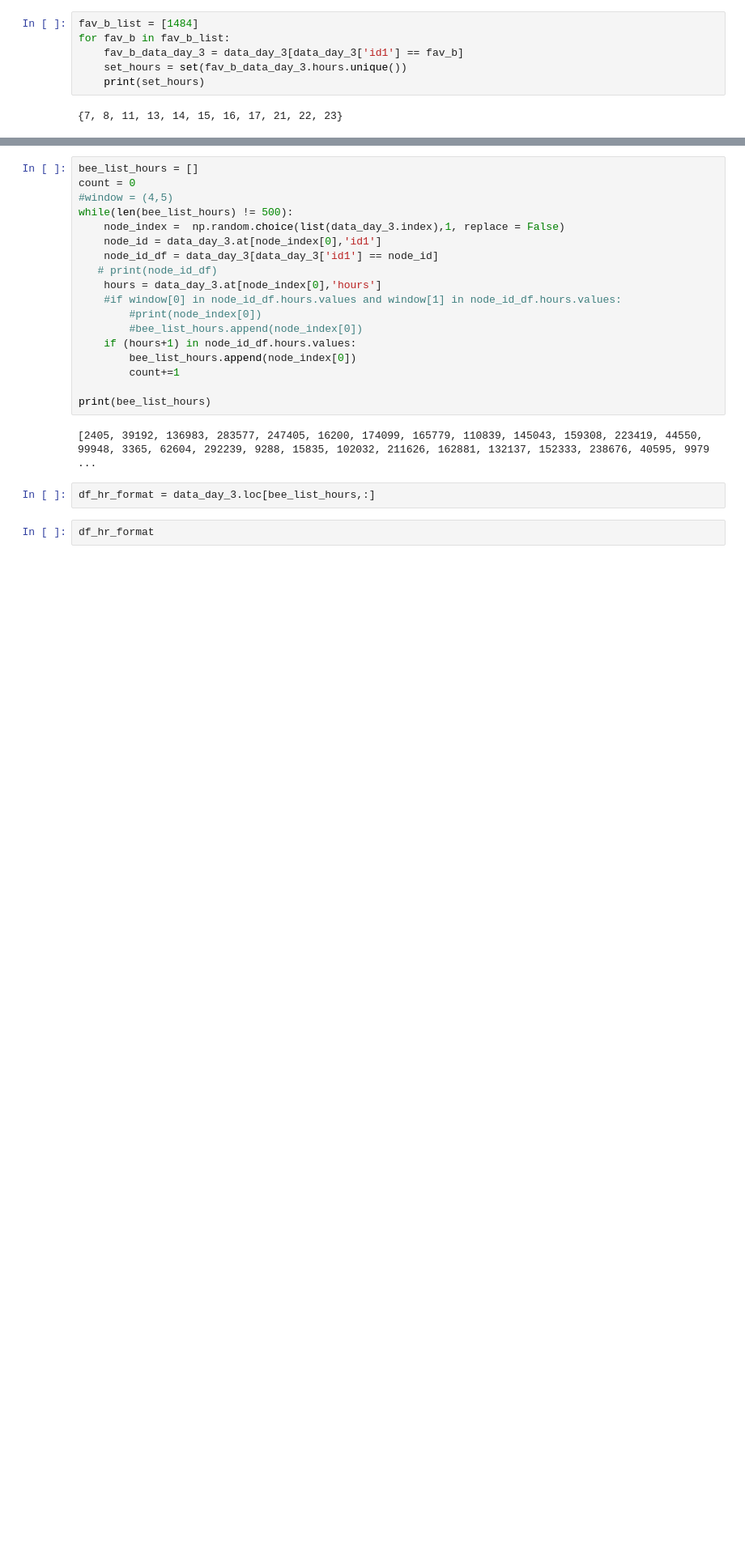
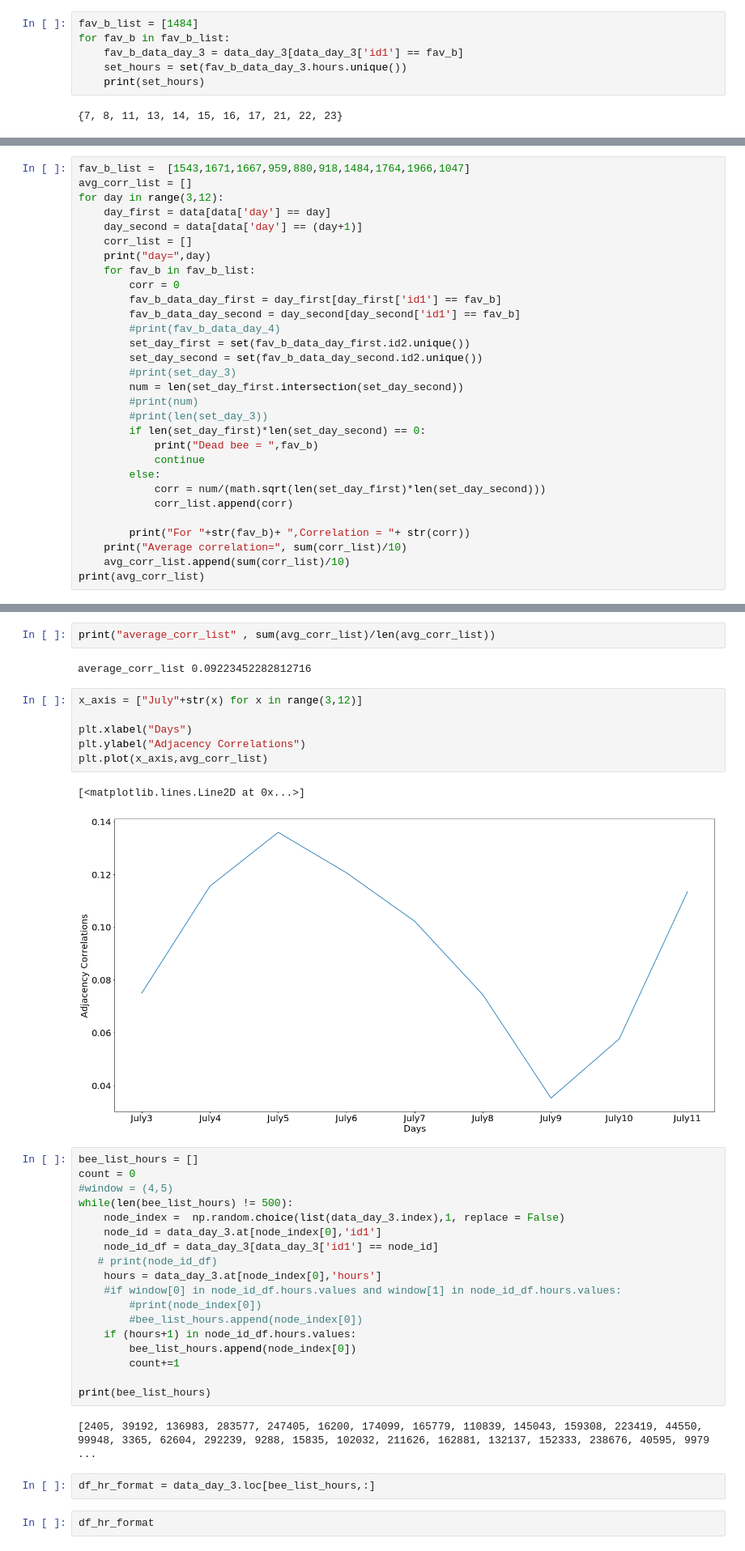
Before and after one commit to rc1208/Bees-food-network-analysis, a Jupyter notebook: Be-Temporal.ipynb, the cells around one changed output, grey strips where cells are left out. Shown at 81% size. Cells and saved outputs as stored; diff of their text form; blank space fills up the shorter version.

```diff
--- a/Be-Temporal.ipynb
+++ b/Be-Temporal.ipynb
@@ -502,0 +508,30 @@ For1396,Correlation =0.06818181818181818
+# %%
+fav_b_list =  [1543,1671,1667,959,880,918,1484,1764,1966,1047]
+avg_corr_list = []
+for day in range(3,12):
+    day_first = data[data['day'] == day]
+    day_second = data[data['day'] == (day+1)]
+    corr_list = []
+    print("day=",day)
+    for fav_b in fav_b_list:
+        corr = 0
+        fav_b_data_day_first = day_first[day_first['id1'] == fav_b]
+        fav_b_data_day_second = day_second[day_second['id1'] == fav_b]
+        #print(fav_b_data_day_4)
+        set_day_first = set(fav_b_data_day_first.id2.unique())
+        set_day_second = set(fav_b_data_day_second.id2.unique())
+        #print(set_day_3)
+        num = len(set_day_first.intersection(set_day_second))
+        #print(num)
+        #print(len(set_day_3))
+        if len(set_day_first)*len(set_day_second) == 0:
+            print("Dead bee = ",fav_b)
+            continue
+        else:
+            corr = num/(math.sqrt(len(set_day_first)*len(set_day_second)))
+            corr_list.append(corr)
+
+        print("For "+str(fav_b)+ ",Correlation = "+ str(corr))
+    print("Average correlation=", sum(corr_list)/10)
+    avg_corr_list.append(sum(corr_list)/10)
+print(avg_corr_list)
@@ -503,3 +556,16 @@ For1396,Correlation =0.06818181818181818
+# %%
+print("average_corr_list" , sum(avg_corr_list)/len(avg_corr_list))
+# %% [output]
+average_corr_list 0.09223452282812716
+# %%
+x_axis = ["July"+str(x) for x in range(3,12)]
+
+plt.xlabel("Days")
+plt.ylabel("Adjacency Correlations")
+plt.plot(x_axis,avg_corr_list)
+# %% [output]
+[<matplotlib.lines.Line2D at 0x...>]
+[figure, added]
 # %%
 bee_list_hours = []
 count = 0
```
Also changed, not shown: parts of 14 cells of this notebook, 1 other file.
